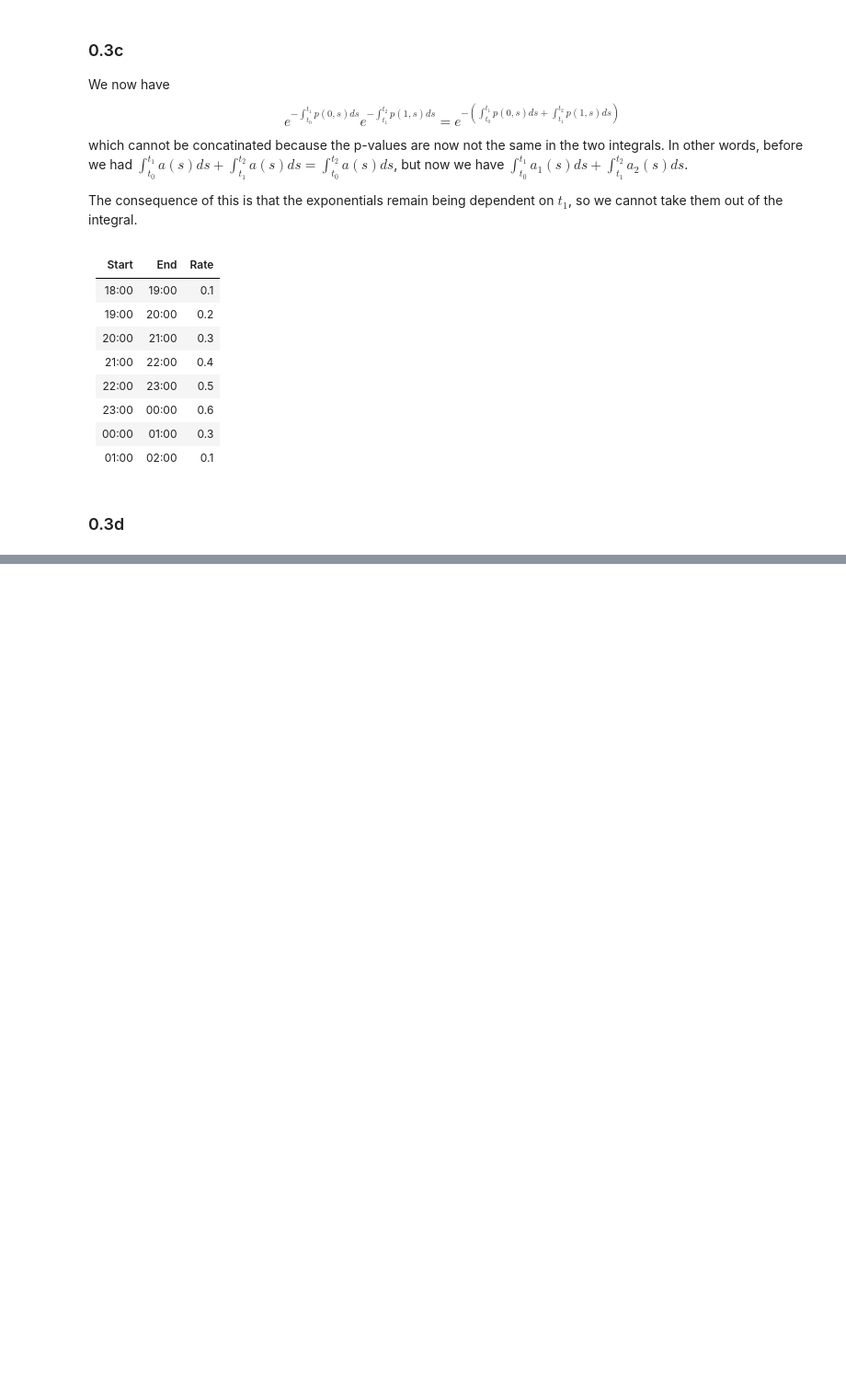
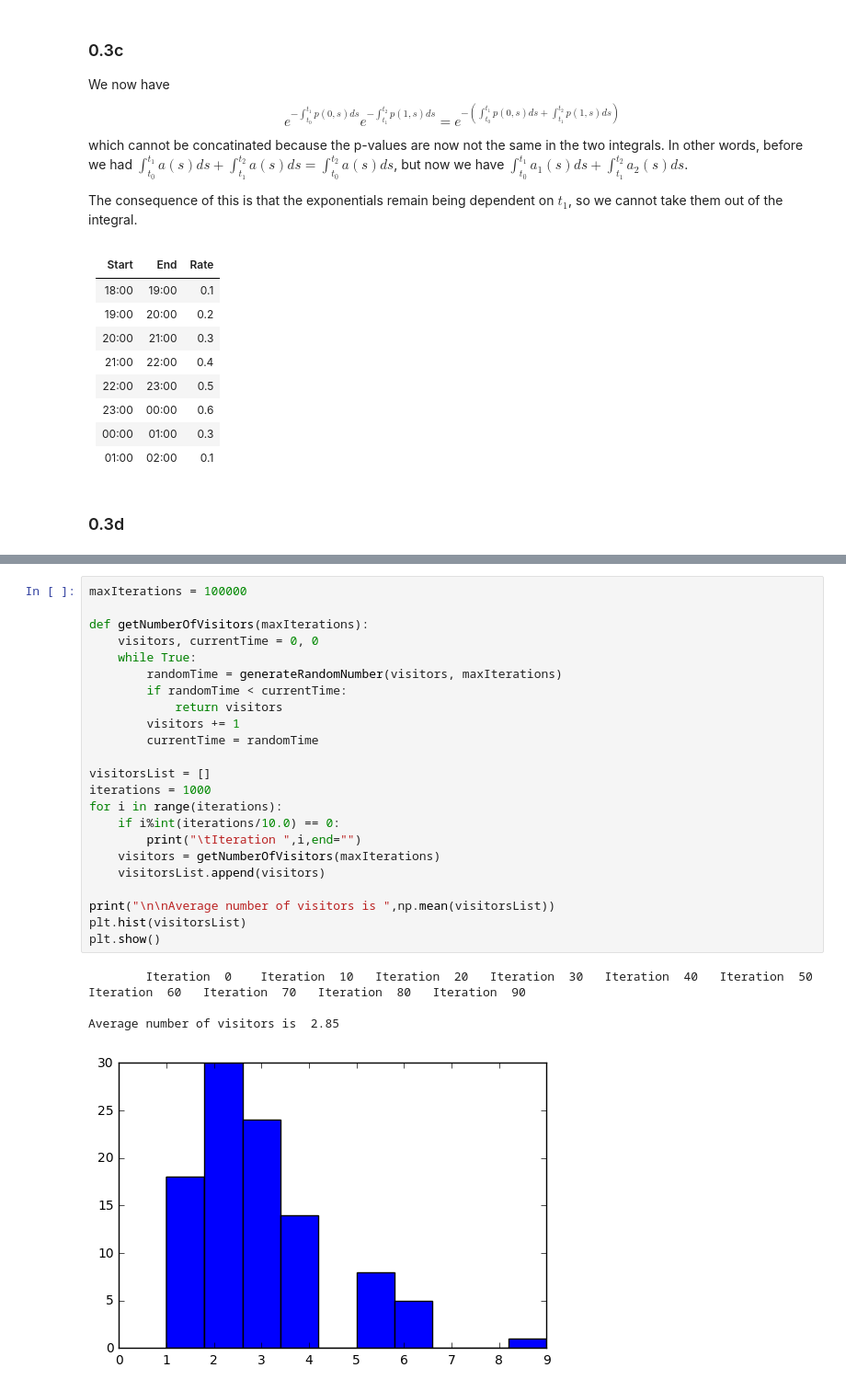
Before and after one commit to jj1993/Applied-mechanism-design-and-big-data, a Jupyter notebook: JonathanLena.ipynb, the cells around one changed output, grey strips where cells are left out. Shown: that part at 92% size. Cells and saved outputs as stored; diff of their text form; blank space fills up the shorter version.

```diff
--- a/JonathanLena.ipynb
+++ b/JonathanLena.ipynb
@@ -311,0 +275,28 @@ plt.show
+# %%
+maxIterations = 100000
+
+def getNumberOfVisitors(maxIterations):
+    visitors, currentTime = 0, 0
+    while True:
+        randomTime = generateRandomNumber(visitors, maxIterations)
+        if randomTime < currentTime:
+            return visitors
+        visitors += 1
+        currentTime = randomTime
+
+visitorsList = []
+iterations = 1000
+for i in range(iterations):
+    if i%int(iterations/10.0) == 0:
+        print("\tIteration ",i,end="")
+    visitors = getNumberOfVisitors(maxIterations)
+    visitorsList.append(visitors)
+
+print("\n\nAverage number of visitors is ",np.mean(visitorsList))
+plt.hist(visitorsList)
+plt.show()
+# %% [output]
+        Iteration  0    Iteration  10   Iteration  20   Iteration  30   Iteration  40   Iteration  50   Iteration  60   Iteration  70   Iteration  80   Iteration  90
+
+Average number of visitors is  2.85
+[figure, added]
```
Also changed, not shown: parts of 6 cells of this notebook.
